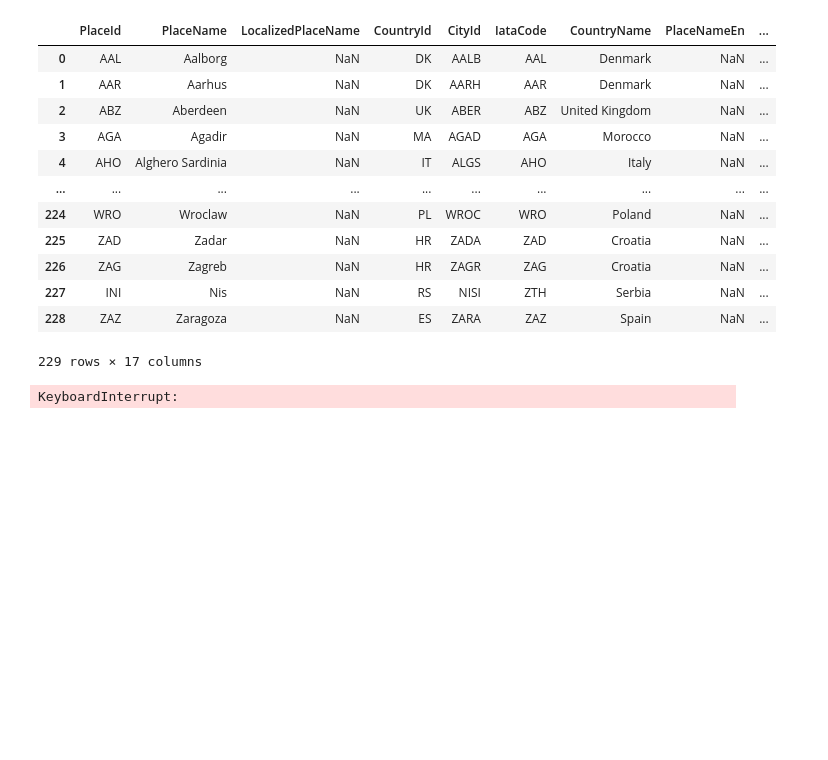
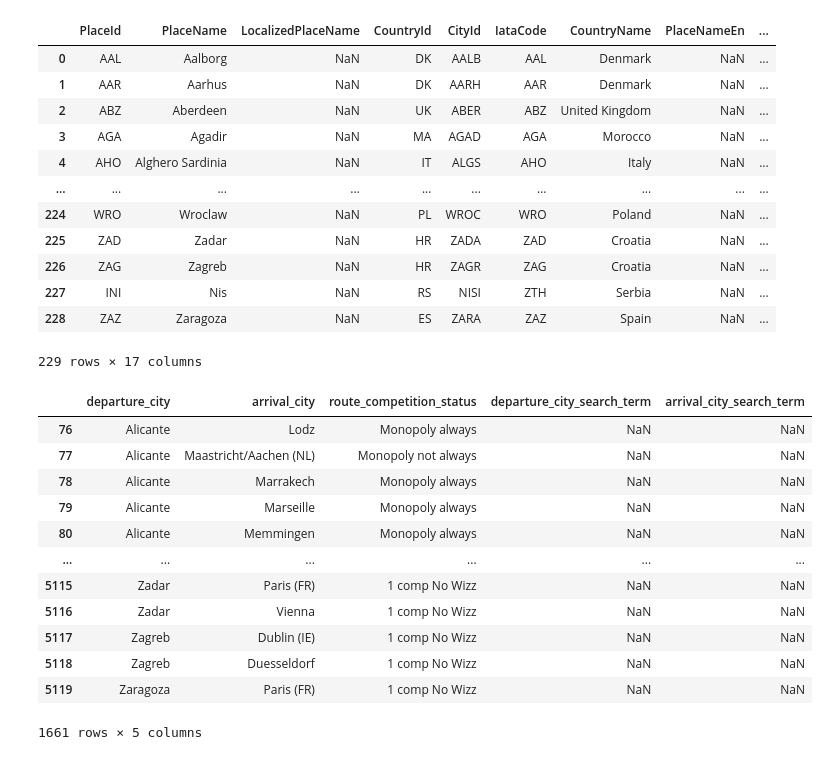
Before and after one commit to omar-elmaria/skyscanner_crawler, a Jupyter notebook: skyscanner_crawler.ipynb, the cells around one changed output. Drawn from its saved outputs; the diff is of its cells as text; code cells hidden in the pictures; blank space fills up the shorter version.

```diff
--- a/skyscanner_crawler.ipynb
+++ b/skyscanner_crawler.ipynb
@@ -284,4 +279,34 @@ def extract_flight_data_by_date(crawling_date, crawling_range):
+# %%
+# Read the crawled routes from flight_data.xlsx and compare to df_routes to see the routes that we should still crawl
+crawled_routes = pd.read_excel("flight_data.xlsx")
+df_failed_routes_to_repeat = pd.merge(
+    left=df_routes,
+    right=crawled_routes[["departure_city_search_term", "arrival_city_search_term"]].drop_duplicates().reset_index(drop=True),
+    left_on=["departure_city", "arrival_city"],
+    right_on=["departure_city_search_term", "arrival_city_search_term"],
+    how="left"
+)
+df_failed_routes_to_repeat = df_failed_routes_to_repeat[df_failed_routes_to_repeat["departure_city_search_term"].isnull()]
+df_failed_routes_to_repeat
+# %% [output]
+|  | departure_city | arrival_city | route_competition_status | departure_city_search_term | arrival_city_search_term |
+| 76 | Alicante | Lodz | Monopoly always | NaN | NaN |
+| 77 | Alicante | Maastricht/Aachen (NL) | Monopoly not always | NaN | NaN |
+| 78 | Alicante | Marrakech | Monopoly always | NaN | NaN |
+| 79 | Alicante | Marseille | Monopoly always | NaN | NaN |
+| 80 | Alicante | Memmingen | Monopoly always | NaN | NaN |
+| ... | ... | ... | ... | ... | ... |
+| 5115 | Zadar | Paris (FR) | 1 comp No Wizz | NaN | NaN |
+| 5116 | Zadar | Vienna | 1 comp No Wizz | NaN | NaN |
+| 5117 | Zagreb | Dublin (IE) | 1 comp No Wizz | NaN | NaN |
+| 5118 | Zagreb | Duesseldorf | 1 comp No Wizz | NaN | NaN |
+| 5119 | Zaragoza | Paris (FR) | 1 comp No Wizz | NaN | NaN |
+1661 rows × 5 columns
 # %%
-extract_flight_data_by_date(crawling_date=initial_crawling_date_formatted, crawling_range=len(df_routes))
+extract_flight_data_by_date(
+    crawling_date=initial_crawling_date_formatted,
+    crawling_range=range(0, len(df_failed_routes_to_repeat)),
+    flight_data_json_file_name="flight_data_current",
+    failed_routes_json_file_name="failed_routes_current",
+    routes_dataframe=df_failed_routes_to_repeat
+)
-# %% [output]
-KeyboardInterrupt:
```
Also changed, not shown: parts of 4 cells of this notebook.
